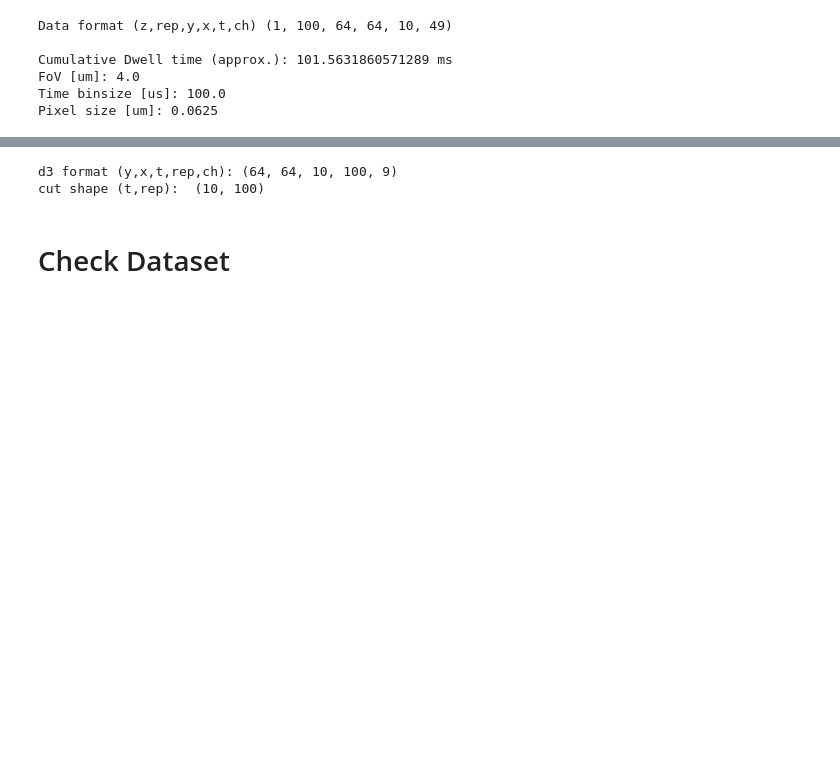
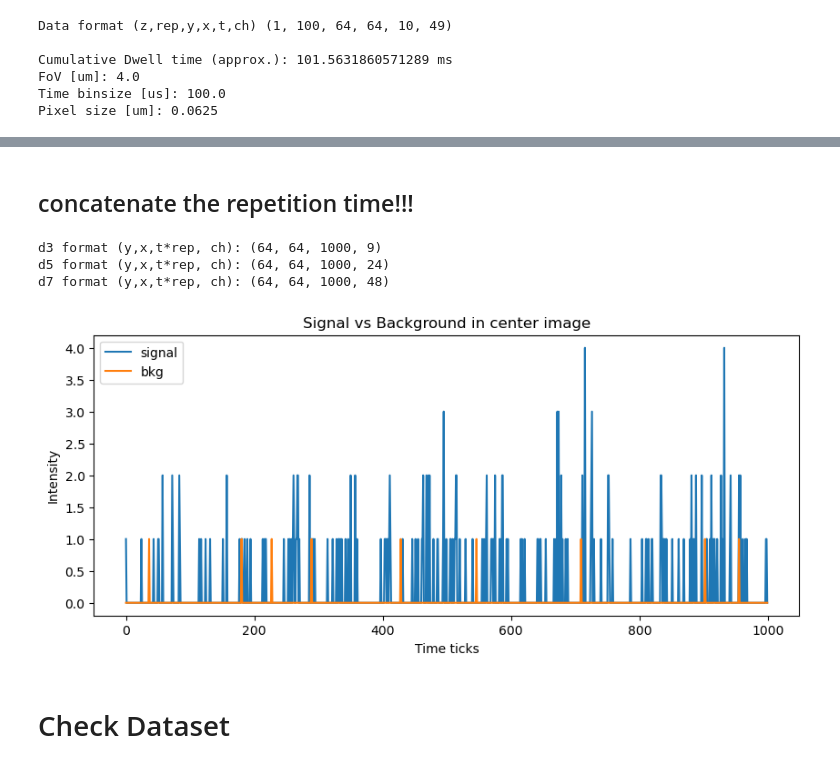
Before and after one commit to CarminatiGiovanni/tesi, a Jupyter notebook: SRRF-ISM-MacOS_SOFISM GIO.ipynb, the cells around one changed output, grey strips where cells are left out. Saved outputs shown, nothing was run; the diff lists cells and outputs as text; code cells hidden in the pictures; blank space fills up the shorter version.

```diff
--- a/SRRF-ISM-MacOS_SOFISM GIO.ipynb
+++ b/SRRF-ISM-MacOS_SOFISM GIO.ipynb
@@ -264,38 +353,45 @@ d5 format (y,x,ch): (64, 64, 20)
-# %%
-#plot timetraces of selected ROIs over timepoints and repetitions, if desired
-d3=np.asarray([data[0,:,:,:,:,i] for i in index3], dtype='float')
-d3=np.transpose(d3,(2,3,4,1,0))
-print('d3 format (y,x,t,rep,ch): ' +str(d3.shape))
-
-#cut=d3[15:30,40:50,:,:,:].sum(axis=(0,1,4))
-cut=d3[20,6,:,:,4] # focalizza su un singolo pixel
-print('cut shape (t,rep): ',cut.shape)
-
-
-import plotly.graph_objects as go
-fig = go.Figure()
-colors = ['blue', 'red', 'green', 'orange', 'purple', 'brown', 'pink', 'gray', 'olive', 'cyan']
-
-for m in range(cut.shape[1]): # iterate through repetitions
-    # concatenate all time points
-    fig.add_trace(go.Scatter(
-        x=np.arange(0 + m * cut.shape[0], cut.shape[0] + m * cut.shape[0], 1),
-        y=cut[:, m],
-        mode='lines',
-        line=dict(color=colors[m % len(colors)]),
-        name=f'Rep {m}'
-    ))
-
-fig.update_layout(
-    title='Timetraces of selected pixel over repetitions',
-    xaxis_title='Timepoint',
-    yaxis_title='Intensity',
-    showlegend=False
-)
-fig.show()
-# %% [output]
-d3 format (y,x,t,rep,ch): (64, 64, 10, 100, 9)
-cut shape (t,rep):  (10, 100)
+# %% [markdown]
+## concatenate the repetition time!!!
+# %%
+#OR concatenate repetitions Data format (z,rep,y,x,t,ch)
+
+d3= np.asarray([data[0,:,:,:,:,i] for i in index3], dtype='float') # -> output (ch,rep,y,x,t)
+data_transposed = np.transpose(d3, (2, 3, 1, 4, 0))  # (ch, y, x, rep, t)
+y, x, rep, t, ch = data_transposed.shape
+d3 = data_transposed.reshape(y, x, rep * t, ch)
+print('d3 format (y,x,t*rep, ch): ' +str(d3.shape))
+
+d5 = np.asarray([data[0,:,:,:,:,i] for i in index5], dtype='float') # -> output (ch,rep,y,x,t)
+data_transposed = np.transpose(d5, (2, 3, 1, 4, 0))  # (ch, y, x, rep, t)
+y, x, rep, t, ch = data_transposed.shape
+d5 = data_transposed.reshape(y, x, rep * t, ch)
+print('d5 format (y,x,t*rep, ch): ' +str(d5.shape))
+
+d7 = np.asarray([data[0,:,:,:,:,i] for i in index7], dtype='float') # -> output (ch,rep,y,x,t)
+data_transposed = np.transpose(d7, (2, 3, 1, 4, 0))  # (ch, y, x, rep, t)
+y, x, rep, t, ch = data_transposed.shape
+d7 = data_transposed.reshape(y, x, rep * t, ch)
+print('d7 format (y,x,t*rep, ch): ' +str(d7.shape))
+# %% [output]
+d3 format (y,x,t*rep, ch): (64, 64, 1000, 9)
+d5 format (y,x,t*rep, ch): (64, 64, 1000, 24)
+d7 format (y,x,t*rep, ch): (64, 64, 1000, 48)
+# %%
+pixelx,pixely = 21,10 # signal
+pixelx1,pixely1 = 30,59 #bkg
+
+plt.figure(figsize=(10, 4))
+plt.plot(d3[pixely,pixelx,:,4],label='signal')
+plt.plot(d3[pixely1,pixelx1,:,4],label='bkg')
+plt.xlabel('Time ticks')
+# plt.xticks(np.arange(0, d3.shape[2]))
+plt.ylabel('Intensity')
+plt.title('Signal vs Background in center image')
+
+plt.legend()
+plt.show()
+# %% [output]
+[figure, added]
 # %% [markdown]
 # Check Dataset
 # %% [markdown]
```
Also changed, not shown: parts of 11 cells of this notebook, 1 other file.
